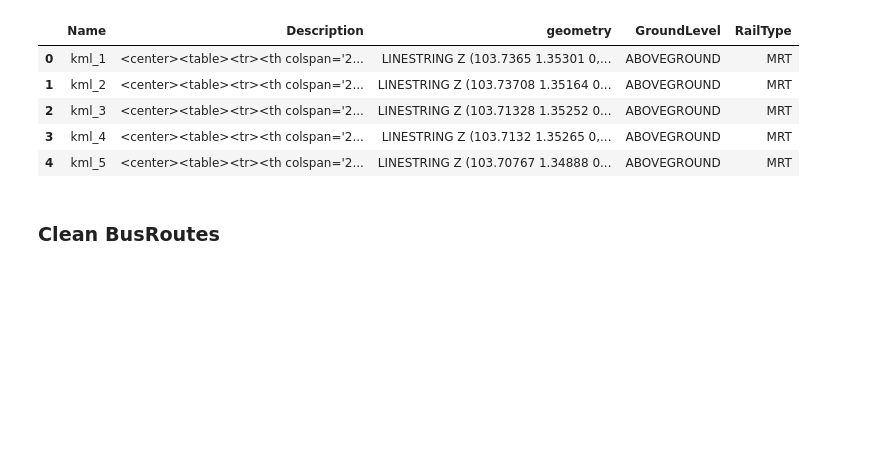
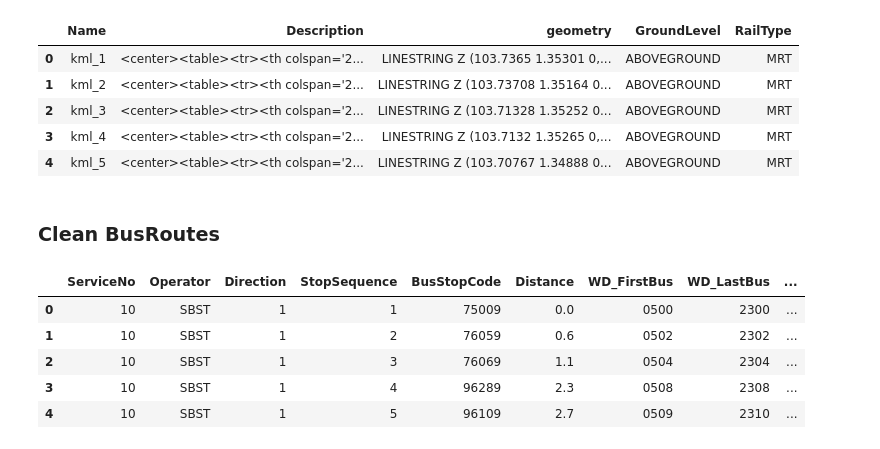
Before and after one commit to ajjajjajjajj/dsa4264-lta-geospatial, a Jupyter notebook: data/clean_data.ipynb, the cells around one changed output. Drawn from its saved outputs; the diff is of its cells as text; code cells hidden in the pictures; blank space fills up the shorter version.

```diff
--- a/data/clean_data.ipynb
+++ b/data/clean_data.ipynb
@@ -183,3 +183,12 @@ RailLines.to_file('cleaned/RailLines.geojson', driver='GeoJSON')
 BusRoutes = pd.read_json('raw/BusRoutes.json')
 BusRoutes.head()
 BusRoutes.to_json('cleaned/BusRoutes.json', orient='records', lines=True)
+# %%
+pd.read_json('cleaned/BusRoutes.json', lines=True).head()
+# %% [output]
+|  | ServiceNo | Operator | Direction | StopSequence | BusStopCode | Distance | WD_FirstBus | WD_LastBus | ... |
+| 0 | 10 | SBST | 1 | 1 | 75009 | 0.0 | 0500 | 2300 | ... |
+| 1 | 10 | SBST | 1 | 2 | 76059 | 0.6 | 0502 | 2302 | ... |
+| 2 | 10 | SBST | 1 | 3 | 76069 | 1.1 | 0504 | 2304 | ... |
+| 3 | 10 | SBST | 1 | 4 | 96289 | 2.3 | 0508 | 2308 | ... |
+| 4 | 10 | SBST | 1 | 5 | 96109 | 2.7 | 0509 | 2310 | ... |
```
Also changed, not shown: parts of 6 cells of this notebook, 6 other files.
